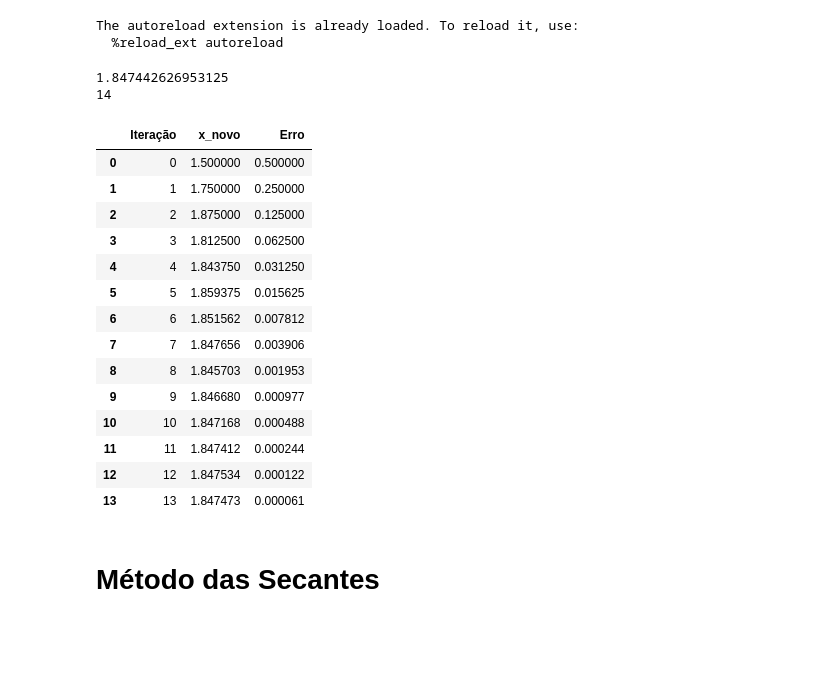
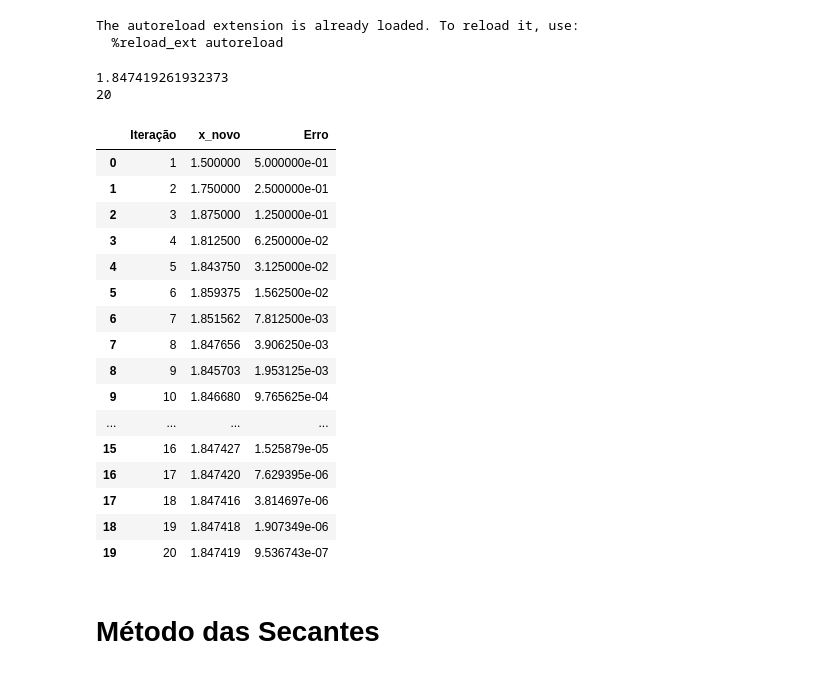
Before and after one commit to m-gabrielsilva/projeto_circuitos_gq1, a Jupyter notebook: notebooks/pratica.ipynb, the cells around one changed output. Saved outputs shown, nothing was run; the diff lists cells and outputs as text; code cells hidden in the pictures; blank space fills up the shorter version.

```diff
--- a/notebooks/pratica.ipynb
+++ b/notebooks/pratica.ipynb
@@ -18,30 +18,32 @@ The autoreload extension is already loaded. To reload it, use:
 # %%
 from pacote_numerico.bissecao import metodo_bissecao
 
 f_circuito = lambda i: -i**3 - 2*i + 10
 
-dados_para_tabela_bis, raiz_aprox, k = metodo_bissecao(f_circuito, 1, 2, 0.0001, 100)
+dados_para_tabela_bis, raiz_aprox, k = metodo_bissecao(f_circuito, 1, 2, 1e-6, 100)
 print(raiz_aprox)
 print(k)
 display(dados_para_tabela_bis)
 # %% [output]
-1.847442626953125
-14
+1.847419261932373
+20
 |  | Iteração | x_novo | Erro |
-| 0 | 0 | 1.500000 | 0.500000 |
-| 1 | 1 | 1.750000 | 0.250000 |
-| 2 | 2 | 1.875000 | 0.125000 |
-| 3 | 3 | 1.812500 | 0.062500 |
-| 4 | 4 | 1.843750 | 0.031250 |
-| 5 | 5 | 1.859375 | 0.015625 |
-| 6 | 6 | 1.851562 | 0.007812 |
-| 7 | 7 | 1.847656 | 0.003906 |
-| 8 | 8 | 1.845703 | 0.001953 |
-| 9 | 9 | 1.846680 | 0.000977 |
-| 10 | 10 | 1.847168 | 0.000488 |
-| 11 | 11 | 1.847412 | 0.000244 |
-| 12 | 12 | 1.847534 | 0.000122 |
-| 13 | 13 | 1.847473 | 0.000061 |
+| 0 | 1 | 1.500000 | 5.000000e-01 |
+| 1 | 2 | 1.750000 | 2.500000e-01 |
+| 2 | 3 | 1.875000 | 1.250000e-01 |
+| 3 | 4 | 1.812500 | 6.250000e-02 |
+| 4 | 5 | 1.843750 | 3.125000e-02 |
+| 5 | 6 | 1.859375 | 1.562500e-02 |
+| 6 | 7 | 1.851562 | 7.812500e-03 |
+| 7 | 8 | 1.847656 | 3.906250e-03 |
+| 8 | 9 | 1.845703 | 1.953125e-03 |
+| 9 | 10 | 1.846680 | 9.765625e-04 |
+| ... | ... | ... | ... |
+| 15 | 16 | 1.847427 | 1.525879e-05 |
+| 16 | 17 | 1.847420 | 7.629395e-06 |
+| 17 | 18 | 1.847416 | 3.814697e-06 |
+| 18 | 19 | 1.847418 | 1.907349e-06 |
+| 19 | 20 | 1.847419 | 9.536743e-07 |
 # %% [markdown]
 # Método das Secantes
 # %%
```
Also changed, not shown: parts of 3 cells of this notebook, 2 other files.
